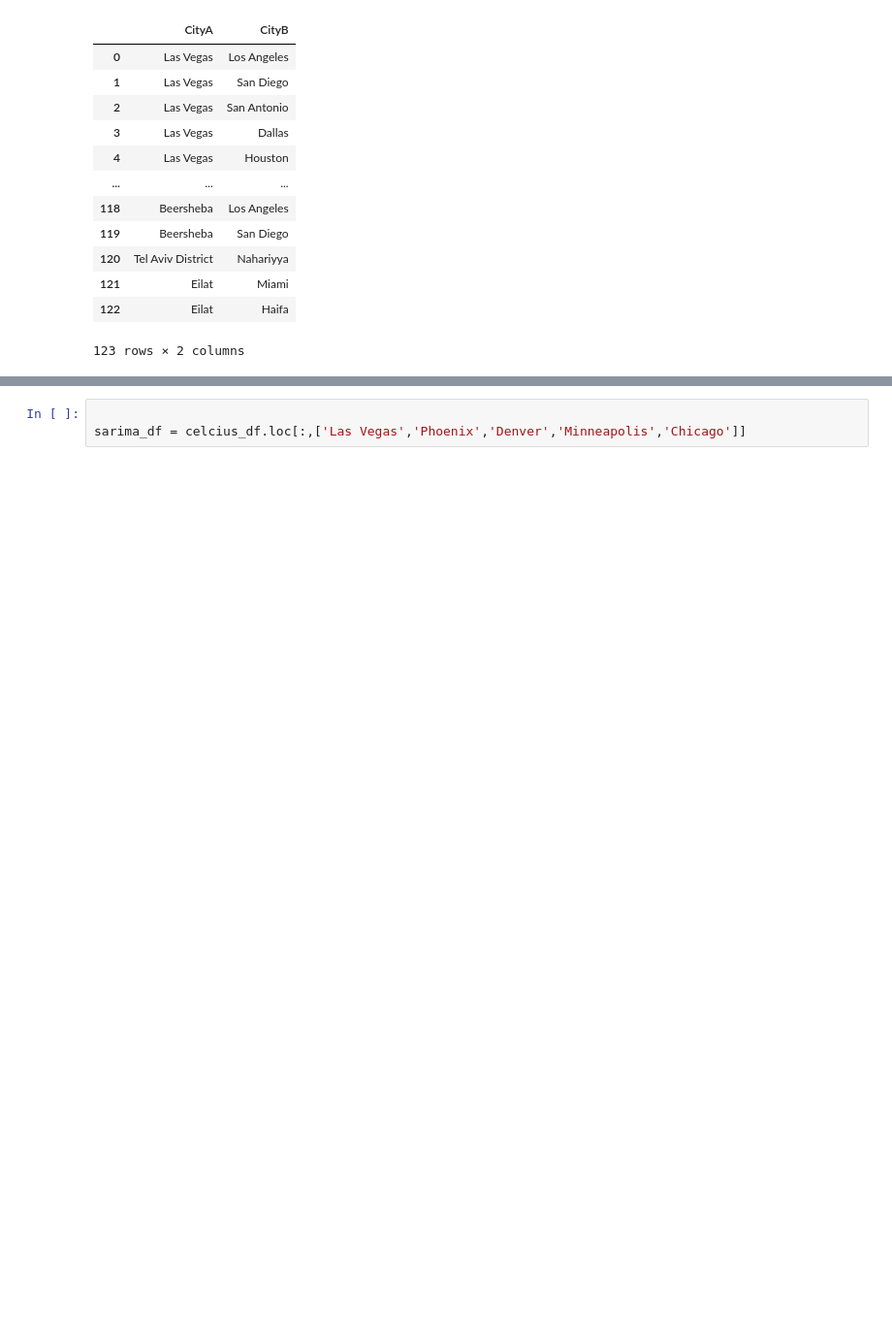
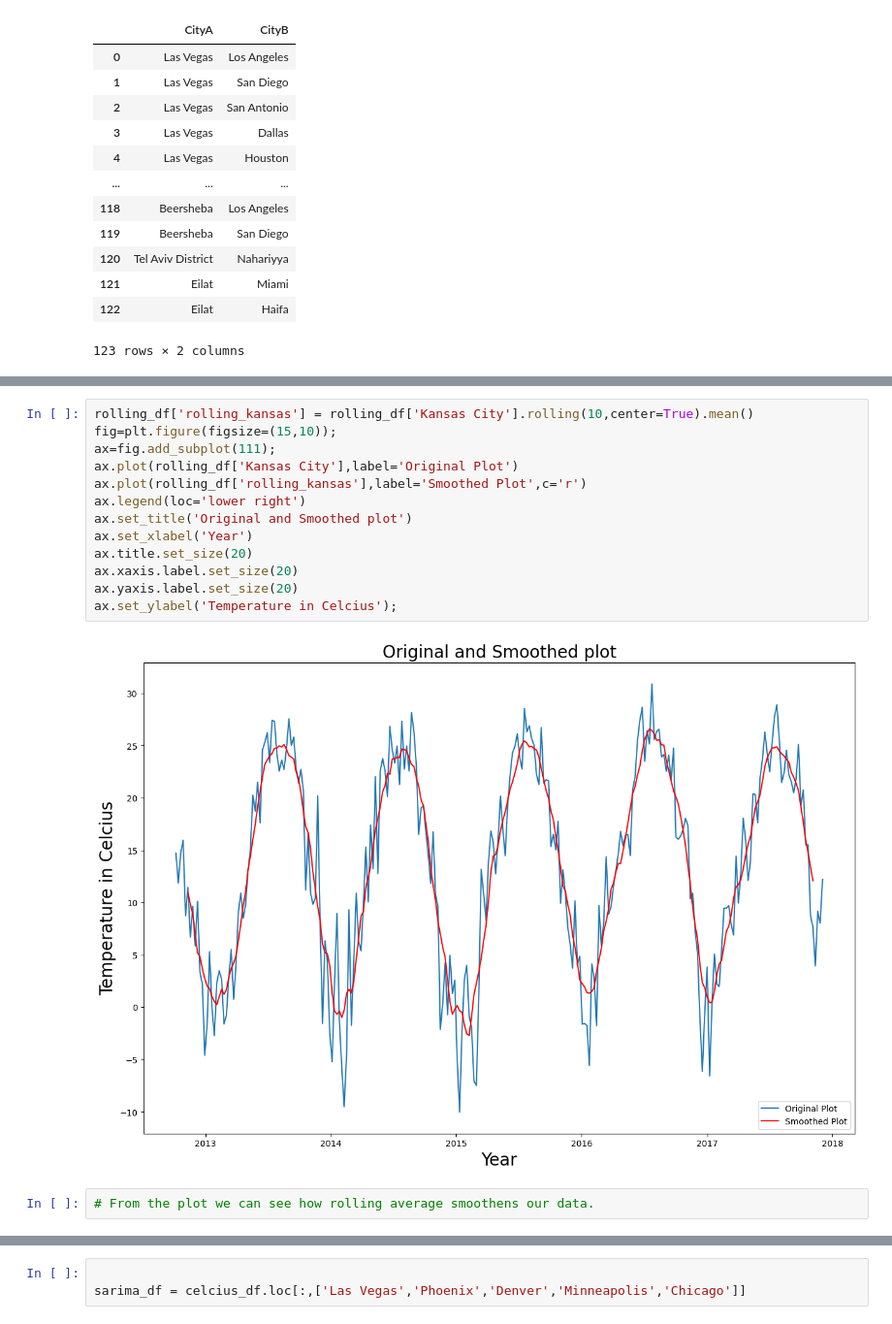
Before and after one commit to mangaioct6/Time-Series-Analysis-11, a Jupyter notebook: TimeSeriesTemp_HW.ipynb, the cells around one changed output, grey strips where cells are left out. Shown at 97% size. Saved outputs shown, nothing was run; the diff lists cells and outputs as text; blank space fills up the shorter version.

```diff
--- a/TimeSeriesTemp_HW.ipynb
+++ b/TimeSeriesTemp_HW.ipynb
@@ -325,0 +280,17 @@ celcius_df
+# %%
+rolling_df['rolling_kansas'] = rolling_df['Kansas City'].rolling(10,center=True).mean()
+fig=plt.figure(figsize=(15,10));
+ax=fig.add_subplot(111);
+ax.plot(rolling_df['Kansas City'],label='Original Plot')
+ax.plot(rolling_df['rolling_kansas'],label='Smoothed Plot',c='r')
+ax.legend(loc='lower right')
+ax.set_title('Original and Smoothed plot')
+ax.set_xlabel('Year')
+ax.title.set_size(20)
+ax.xaxis.label.set_size(20)
+ax.yaxis.label.set_size(20)
+ax.set_ylabel('Temperature in Celcius');
+# %% [output]
+[figure, added]
+# %%
+# From the plot we can see how rolling average smoothens our data.
```
Also changed, not shown: parts of 38 cells of this notebook.
